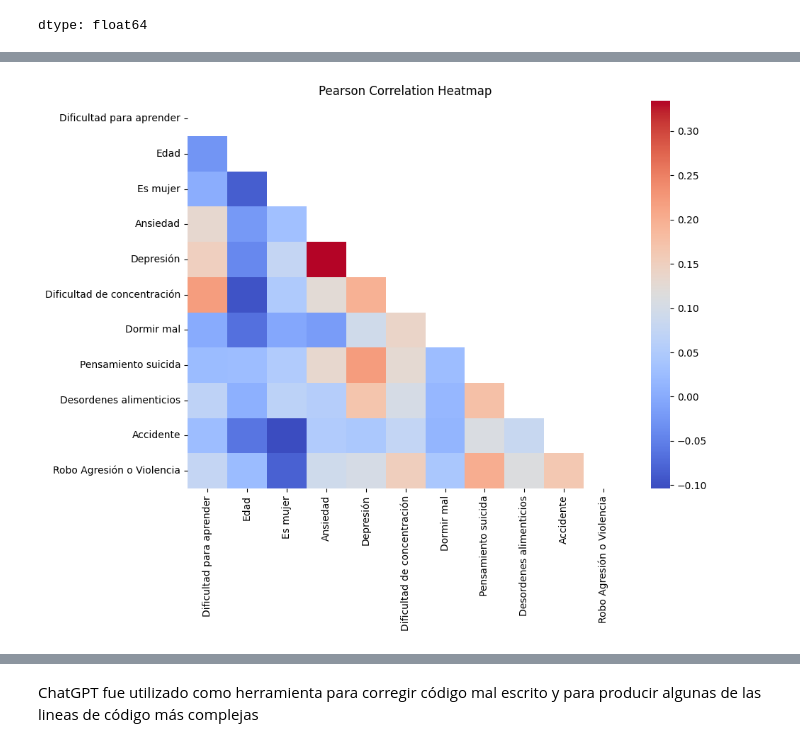
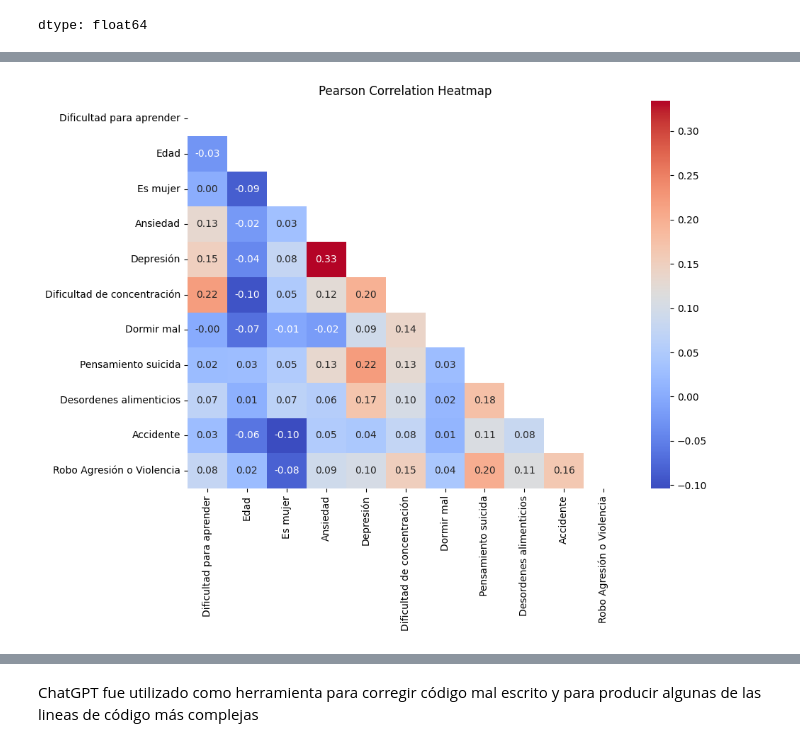
Before and after one commit to omar-tueme/ciencia-de-datos-avanzada-mek-enero-2026, a Jupyter notebook: 01_EDA.ipynb, the cells around one changed output, grey strips where cells are left out. Cells and saved outputs as stored; diff of their text form; code cells hidden in the pictures.

```diff
--- a/01_EDA.ipynb
+++ b/01_EDA.ipynb
@@ -3362,15 +3435,15 @@ dtype: float64
 # %%
 df_final_10_a_11_corr = df_final_10_a_11.corr()
 df_final_10_a_11_corr
 
 mask = np.triu(np.ones_like(df_final_10_a_11_corr, dtype=bool))
 plt.figure(figsize=(10, 8))
-sns.heatmap(df_final_10_a_11_corr, mask=mask, cmap="coolwarm")
-plt.title("Pearson Correlation Heatmap")
+sns.heatmap(df_final_10_a_11_corr, mask=mask, cmap='coolwarm', annot=True, fmt='.2f')
+plt.title('Pearson Correlation Heatmap')
 plt.tight_layout()
 plt.show()
 # %% [output]
-[figure, old version]
+[figure, new version]
 # %%
 df_final_12mas_hombre_corr = df_final_12mas_hombre.corr()
 df_final_12mas_hombre_corr
```
Also changed, not shown: parts of 10 cells of this notebook.
